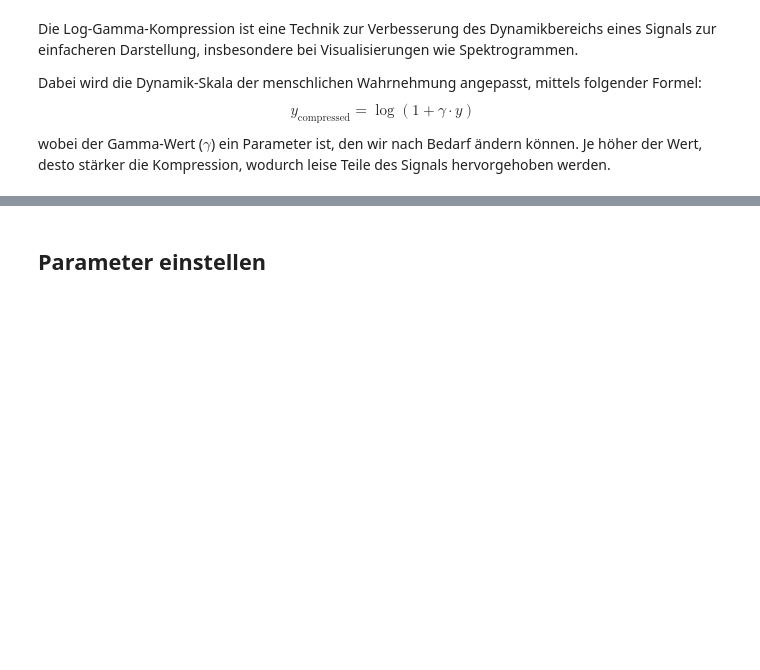
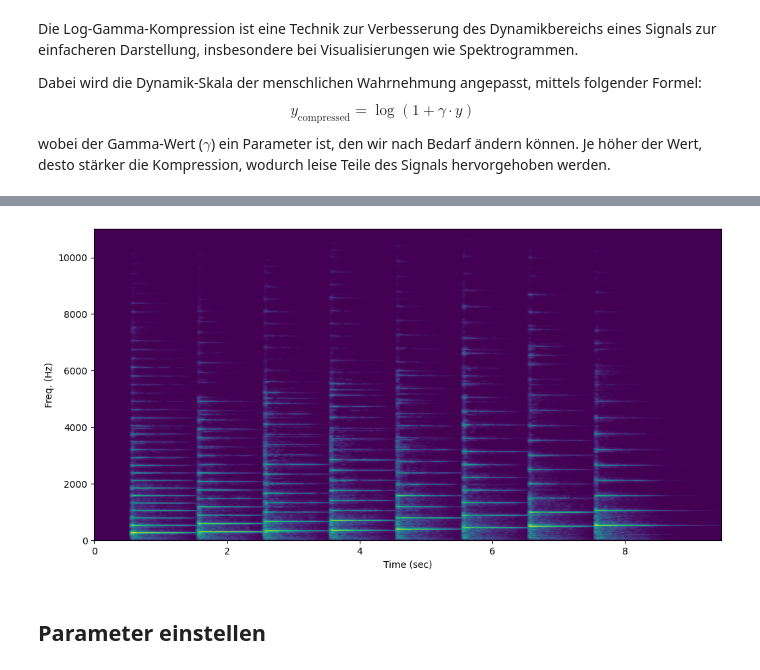
Before and after one commit to dkyuh/cmf_2023_24, a Jupyter notebook: cmf_jekyll/assets/notebooks/stft_vertiefung_visualisierung.ipynb, the cells around one changed output, grey strips where cells are left out. Cells and saved outputs as stored; diff of their text form; code cells hidden in the pictures; blank space fills up the shorter version.

```diff
--- a/cmf_jekyll/assets/notebooks/stft_vertiefung_visualisierung.ipynb
+++ b/cmf_jekyll/assets/notebooks/stft_vertiefung_visualisierung.ipynb
@@ -165,3 +197,15 @@ Dabei wird die Dynamik-Skala der menschlichen Wahrnehmung angepasst, mittels fol
+# %%
+gamma = 2
+stft_piano_gamma = perform_log_gamma_compression(np.abs(stft_piano), gamma=10)
+
+length_piano = y_piano.size / sr_piano
+plt.figure(figsize=(12, 6))
+plt.imshow(stft_piano_gamma, origin='lower', aspect='auto', extent=(0, length_piano, 0, sr_piano / 2))
+plt.ylabel('Freq. (Hz)')
+plt.xlabel('Time (sec)')
+plt.show()
+# %% [output]
+[figure, added]
 # %% [markdown]
 ## Parameter einstellen
 # %% [markdown]
```
Also changed, not shown: parts of 9 cells of this notebook, 1 other file.
